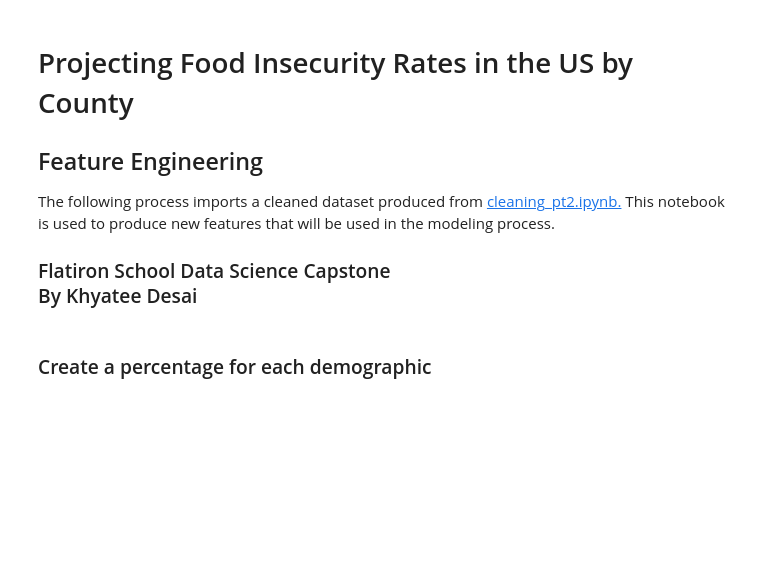
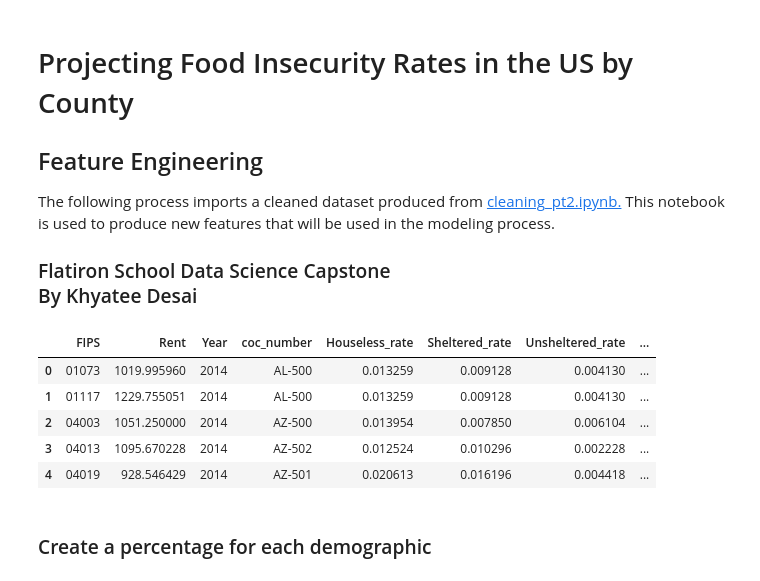
Before and after one commit to khyateed/projecting-food-insecurity, a Jupyter notebook: notebooks/feature_engineering.ipynb, the cells around one changed output. Cells and saved outputs as stored; diff of their text form; code cells hidden in the pictures; blank space fills up the shorter version.

```diff
--- a/notebooks/feature_engineering.ipynb
+++ b/notebooks/feature_engineering.ipynb
@@ -16,6 +16,14 @@ warnings.filterwarnings('ignore')
 # %%
 with open('../pickled/fully_cleaned_data.pickle', "rb") as input_file:
     df = pickle.load(input_file)
+df.head()
+# %% [output]
+|  | FIPS | Rent | Year | coc_number | Houseless_rate | Sheltered_rate | Unsheltered_rate | ... |
+| 0 | 01073 | 1019.995960 | 2014 | AL-500 | 0.013259 | 0.009128 | 0.004130 | ... |
+| 1 | 01117 | 1229.755051 | 2014 | AL-500 | 0.013259 | 0.009128 | 0.004130 | ... |
+| 2 | 04003 | 1051.250000 | 2014 | AZ-500 | 0.013954 | 0.007850 | 0.006104 | ... |
+| 3 | 04013 | 1095.670228 | 2014 | AZ-502 | 0.012524 | 0.010296 | 0.002228 | ... |
+| 4 | 04019 | 928.546429 | 2014 | AZ-501 | 0.020613 | 0.016196 | 0.004418 | ... |
 # %% [markdown]
 ### Create a percentage for each demographic
 # %%
```
Also changed, not shown: parts of 9 cells of this notebook.
